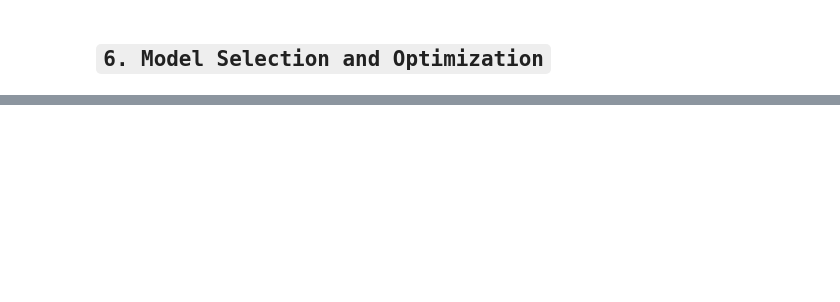
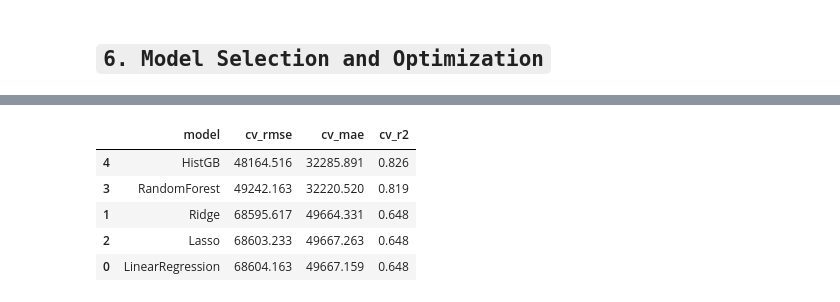
Before and after one commit to Arun-Jawlia/House-Price-Prediction, a Jupyter notebook: house-price-prediction.ipynb, the cells around one changed output, grey strips where cells are left out. Saved outputs shown, nothing was run; the diff lists cells and outputs as text; code cells hidden in the pictures; blank space fills up the shorter version.

```diff
--- a/house-price-prediction.ipynb
+++ b/house-price-prediction.ipynb
@@ -526,7 +524,7 @@ for name, model in models.items():
         "model": name,
         "cv_rmse": -scores['test_rmse'].mean(),
         "cv_mae": -scores['test_mae'].mean(),
-        "cv_r2": -scores['test_r2'].mean(),
+        "cv_r2": scores['test_r2'].mean(),
     })
 
 
@@ -537,0 +544,9 @@ print(cv_results)
+# %%
+cv_results
+# %% [output]
+|  | model | cv_rmse | cv_mae | cv_r2 |
+| 4 | HistGB | 48164.516 | 32285.891 | 0.826 |
+| 3 | RandomForest | 49242.163 | 32220.520 | 0.819 |
+| 1 | Ridge | 68595.617 | 49664.331 | 0.648 |
+| 2 | Lasso | 68603.233 | 49667.263 | 0.648 |
+| 0 | LinearRegression | 68604.163 | 49667.159 | 0.648 |
```
Also changed, not shown: parts of 18 cells of this notebook.
